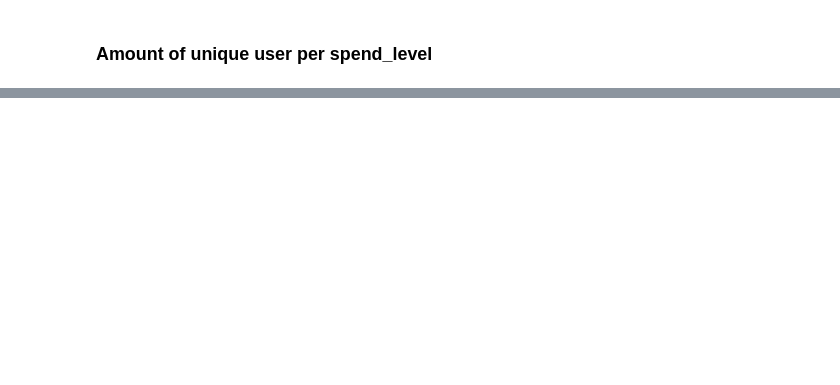
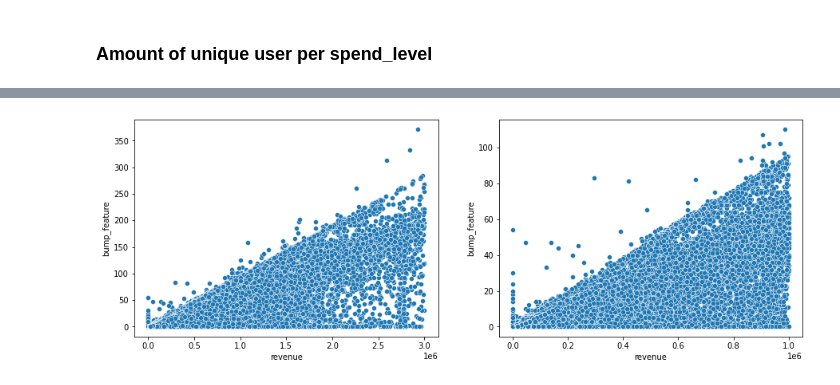
Before and after one commit to dastbek/Lesson-Note, a Jupyter notebook: Stats/May 14.ipynb, the cells around one changed output, grey strips where cells are left out. Saved outputs shown, nothing was run; the diff lists cells and outputs as text; code cells hidden in the pictures; blank space fills up the shorter version.

```diff
--- a/Stats/May 14.ipynb
+++ b/Stats/May 14.ipynb
@@ -128,0 +158,10 @@ df.corr()
+# %%
+df_high = df[df['spend_level'].isin(['light', 'light-medium', 'medium', 'medium-heavy'])]
+# %%
+fig,axes= plt.subplots(1,2, figsize=(15,5))
+
+sns.scatterplot(ax=axes[0],y=df_high['bump_feature'], x=df_high['revenue'])
+sns.scatterplot(ax=axes[1],y=df_light['bump_feature'], x=df_light['revenue'])
+plt.show()
+# %% [output]
+[figure, added]
```
Also changed, not shown: parts of 47 cells of this notebook, 6 other files.
